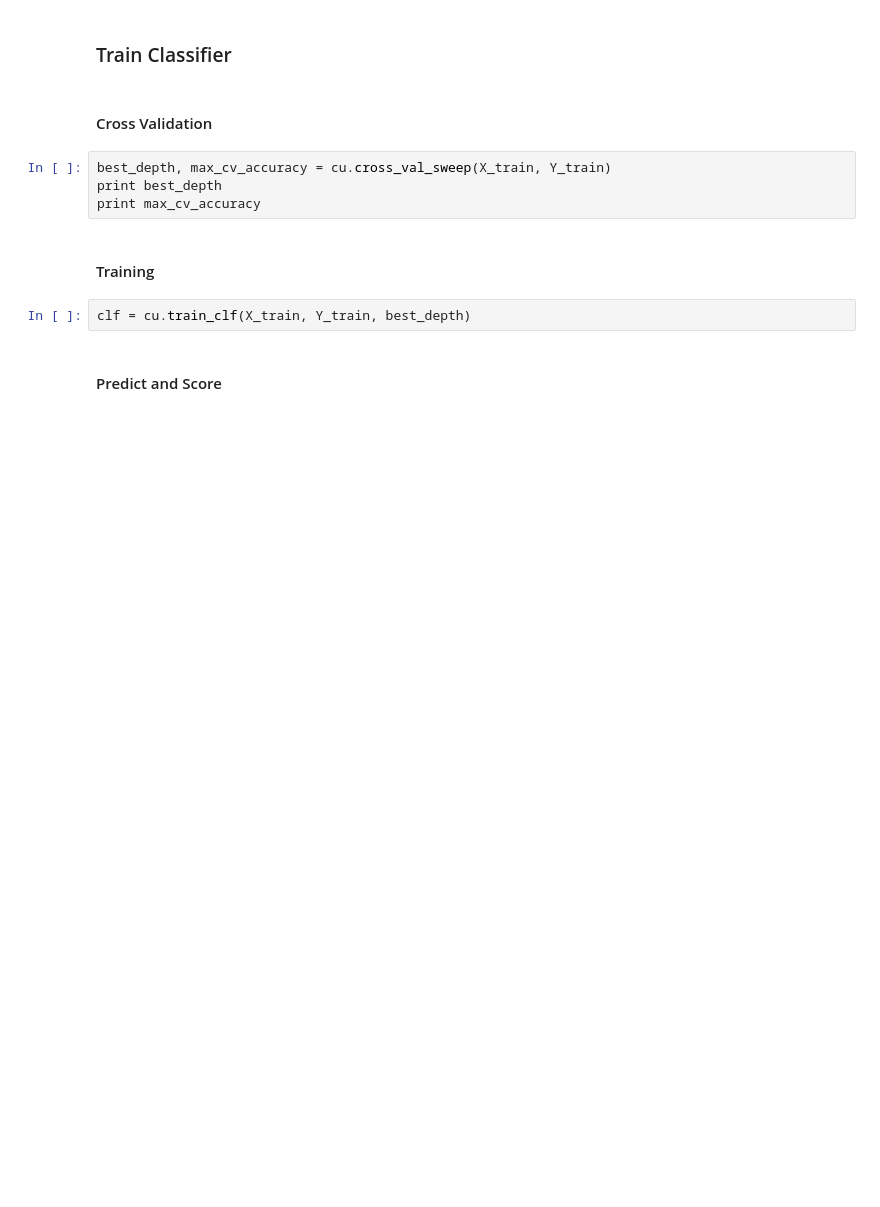
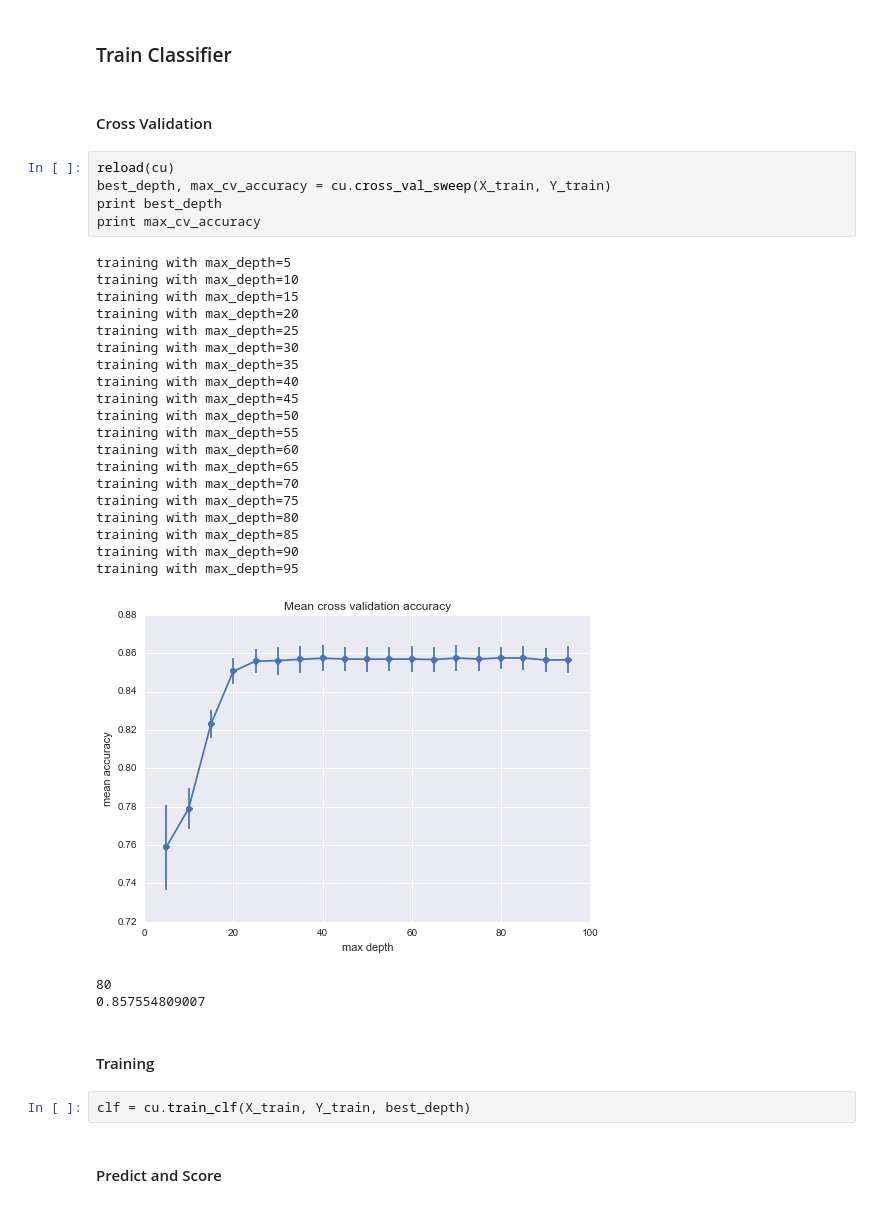
Before and after one commit to rabitt/contour_classification, a Jupyter notebook: contour_training.ipynb, the cells around one changed output. Cells and saved outputs as stored; diff of their text form; blank space fills up the shorter version.

```diff
--- a/contour_training.ipynb
+++ b/contour_training.ipynb
@@ -70,9 +103,33 @@ melodiness_scores = mv.melodiness_metrics(M_train, M_test, Y_train, Y_test)
 # %% [markdown]
 #### Cross Validation
 # %%
+reload(cu)
 best_depth, max_cv_accuracy = cu.cross_val_sweep(X_train, Y_train)
 print best_depth
 print max_cv_accuracy
+# %% [output]
+training with max_depth=5
+training with max_depth=10
+training with max_depth=15
+training with max_depth=20
+training with max_depth=25
+training with max_depth=30
+training with max_depth=35
+training with max_depth=40
+training with max_depth=45
+training with max_depth=50
+training with max_depth=55
+training with max_depth=60
+training with max_depth=65
+training with max_depth=70
+training with max_depth=75
+training with max_depth=80
+training with max_depth=85
+training with max_depth=90
+training with max_depth=95
+[figure, added]
+80
+0.857554809007
 # %% [markdown]
 #### Training
 # %%
```
Also changed, not shown: parts of 14 cells of this notebook.
